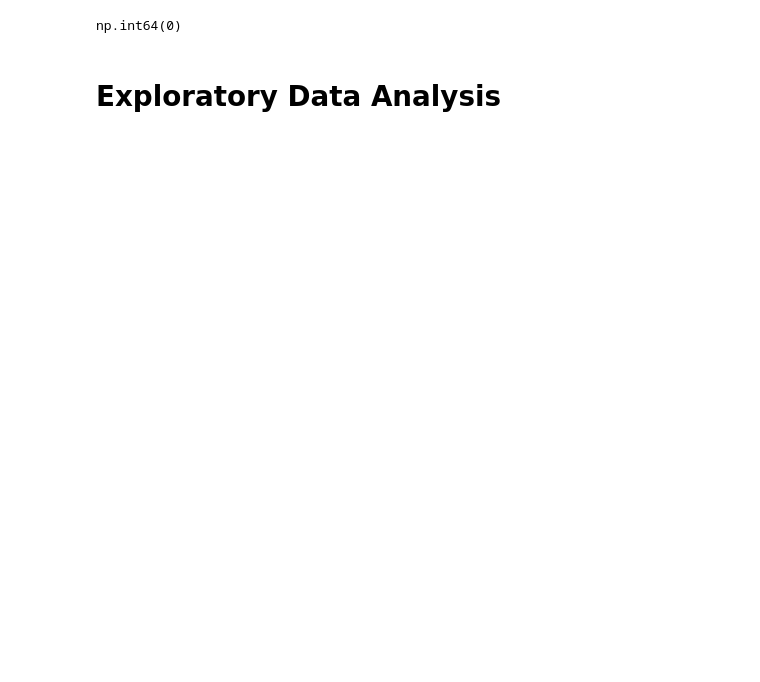
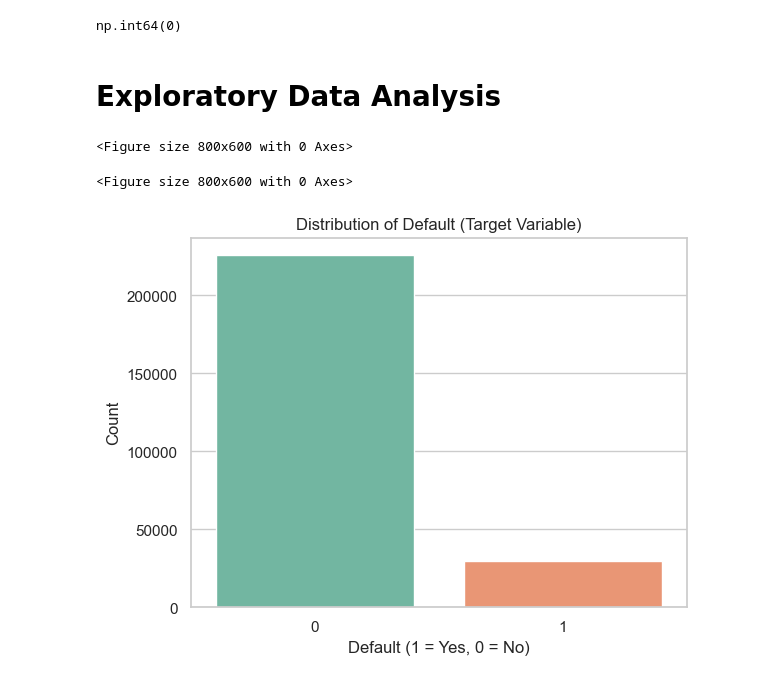
Before and after one commit to tranthaituong/LoanDefaultPrediction, a Jupyter notebook: notebooks/Loan.ipynb, the cells around one changed output. Saved outputs shown, nothing was run; the diff lists cells and outputs as text; code cells hidden in the pictures; blank space fills up the shorter version.

```diff
--- a/notebooks/Loan.ipynb
+++ b/notebooks/Loan.ipynb
@@ -88,3 +90,19 @@ categorical_cols =df.select_dtypes(include=['object']).columns
 df[categorical_cols] =df[categorical_cols].fillna('Unknown')
 # %% [markdown]
   # Exploratory Data Analysis
+# %%
+# Set visual style
+sns.set(style="whitegrid")
+plt.figure(figsize=(8, 6))
+# %% [output]
+<Figure size 800x600 with 0 Axes>
+<Figure size 800x600 with 0 Axes>
+# %%
+# 1. Target variable distribution
+sns.countplot(data=df, x='Default', hue='Default', palette='Set2', legend=False)
+plt.title("Distribution of Default (Target Variable)")
+plt.xlabel("Default (1 = Yes, 0 = No)")
+plt.ylabel("Count")
+plt.show()
+# %% [output]
+[figure, added]
```
Also changed, not shown: parts of 9 cells of this notebook.
